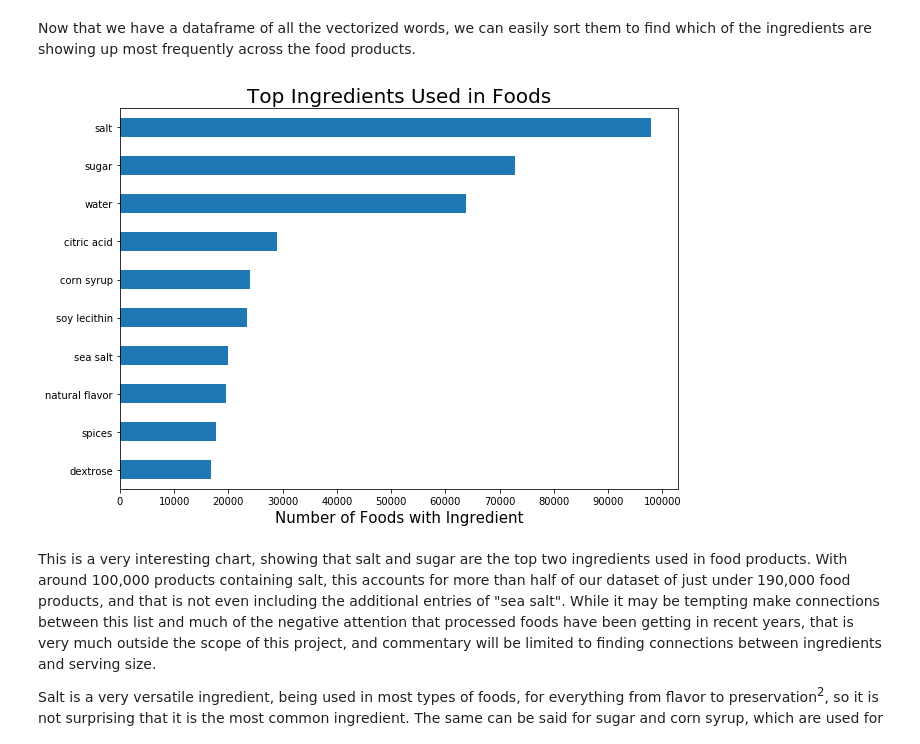
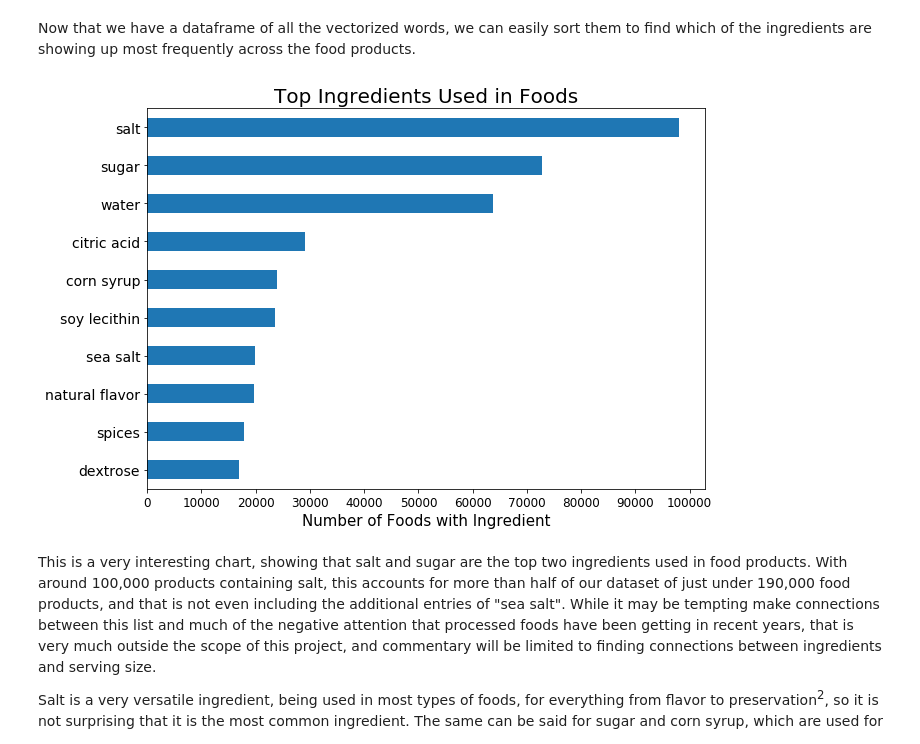
Before and after one commit to ondovj/serving_size_modeling, a Jupyter notebook: code/2-eda.ipynb, the cells around one changed output. Drawn from its saved outputs; the diff is of its cells as text; code cells hidden in the pictures.

```diff
--- a/code/2-eda.ipynb
+++ b/code/2-eda.ipynb
@@ -368,12 +375,13 @@ Now that we have a dataframe of all the vectorized words, we can easily sort the
 # %%
 # building bar chart of top ingredients
 plt.figure(figsize=(10, 7))
 ing_vec_df.sum().sort_values(ascending=True).tail(10).plot(kind="barh")
 plt.title("Top Ingredients Used in Foods", size=20)
 plt.xlabel("Number of Foods with Ingredient", size=15)
-plt.xticks(range(0, 100_001, 10_000));
+plt.xticks(range(0, 100_001, 10_000), size=12)
+plt.yticks(size=14);
 # %% [output]
-[figure, old version]
+[figure, new version]
 # %% [markdown]
 This is a very interesting chart, showing that salt and sugar are the top two ingredients used in food products. With around 100,000 products containing salt, this accounts for more than half of our dataset of just under 190,000 food products, and that is not even including the additional entries of "sea salt".  While it may be tempting make connections between this list and much of the negative attention that processed foods have been getting in recent years, that is very much outside the scope of this project, and commentary will be limited to finding connections between ingredients and serving size.
 
```
Also changed, not shown: parts of 2 cells of this notebook, 2 other files.
